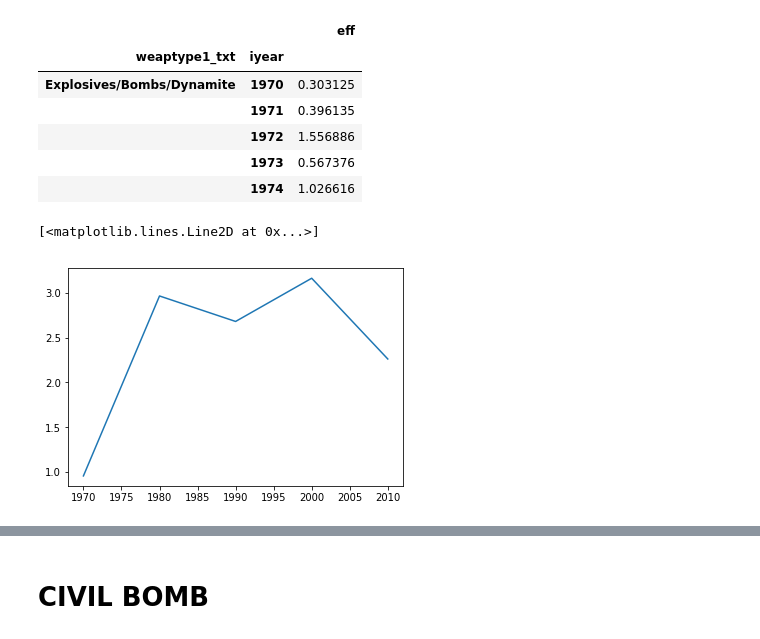
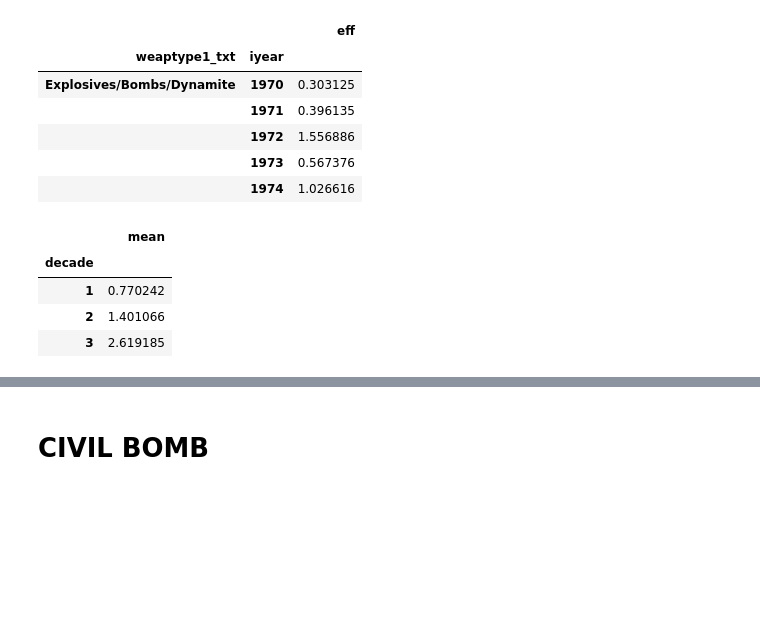
Before and after one commit to DatavizENSAE2018/DatavizENSAE2018.github.io, a Jupyter notebook: terrorism.ipynb, the cells around one changed output, grey strips where cells are left out. Cells and saved outputs as stored; diff of their text form; code cells hidden in the pictures; blank space fills up the shorter version.

```diff
--- a/terrorism.ipynb
+++ b/terrorism.ipynb
@@ -100,7 +108,10 @@ bomb_decade = pd.DataFrame([int(i/10)*10 for i in eff_decade.index], columns=['d
 # %%
 bomb_df = eff_decade.join(bomb_decade).groupby(['decade']).agg(['mean'])['eff']
-# %%
-plt.plot(bomb_df)
-# %% [output]
-[<matplotlib.lines.Line2D at 0x...>]
-[figure, removed]
+# %%
+bomb_df
+# %% [output]
+|  | mean |
+| decade |  |
+| 1 | 0.770242 |
+| 2 | 1.401066 |
+| 3 | 2.619185 |
```
Also changed, not shown: parts of 10 cells of this notebook, 3 other files.
